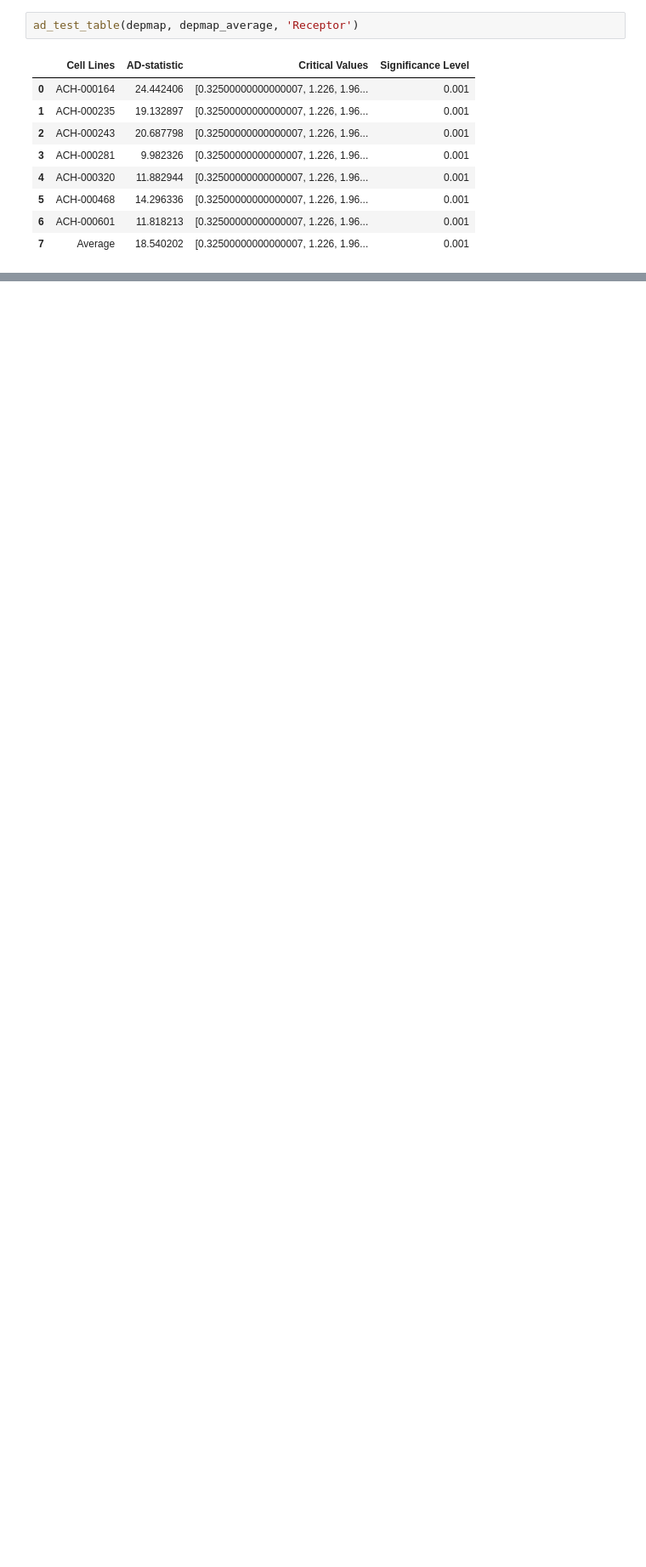
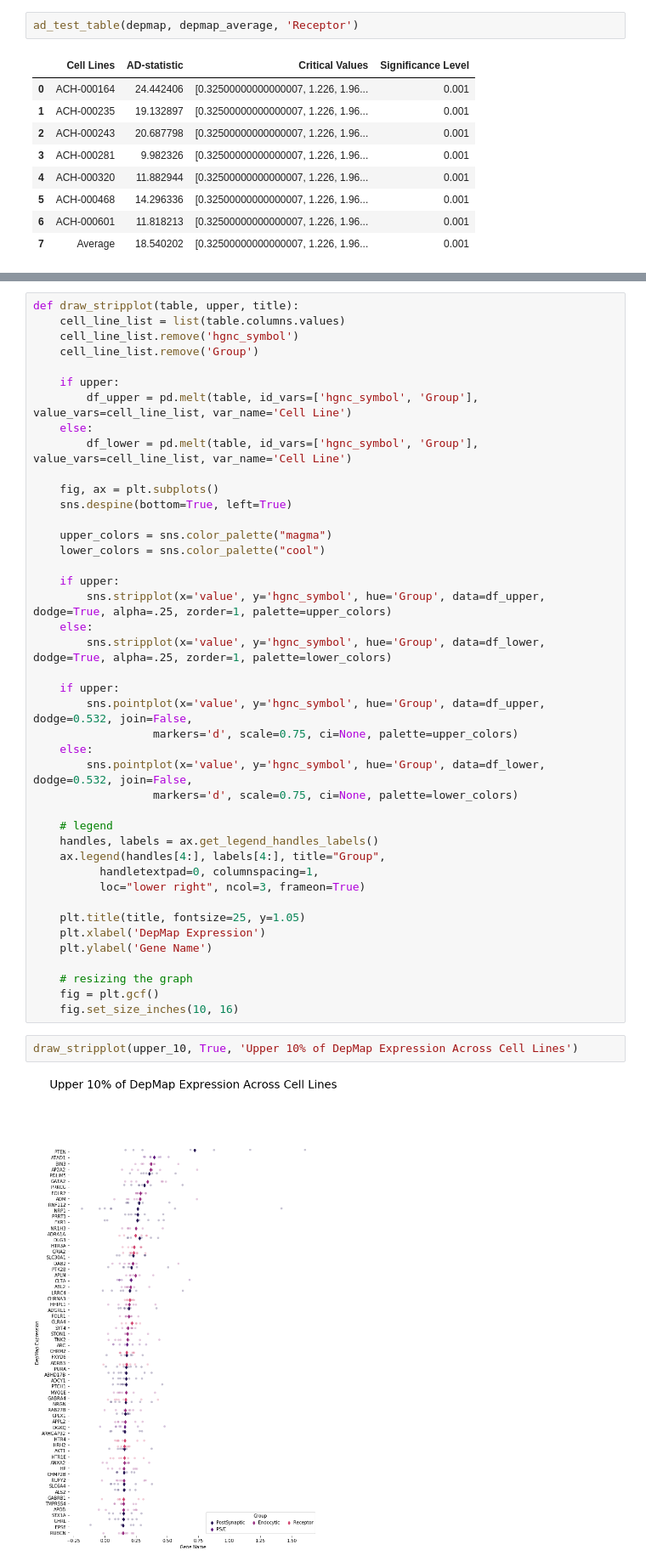
Before and after one commit to sophiaho/broad-work, a Jupyter notebook: crispr_screen.ipynb, the cells around one changed output, grey strips where cells are left out. Shown at 85% size. Saved outputs shown, nothing was run; the diff lists cells and outputs as text; blank space fills up the shorter version.

Commit message:
updated stripplots

```diff
--- a/crispr_screen.ipynb
+++ b/crispr_screen.ipynb
@@ -655,0 +691,46 @@ ad_test_table(depmap, depmap_average, 'Receptor')
+# %%
+def draw_stripplot(table, upper, title):
+    cell_line_list = list(table.columns.values)
+    cell_line_list.remove('hgnc_symbol')
+    cell_line_list.remove('Group')
+
+    if upper:
+        df_upper = pd.melt(table, id_vars=['hgnc_symbol', 'Group'], value_vars=cell_line_list, var_name='Cell Line')
+    else:
+        df_lower = pd.melt(table, id_vars=['hgnc_symbol', 'Group'], value_vars=cell_line_list, var_name='Cell Line')
+
+    fig, ax = plt.subplots()
+    sns.despine(bottom=True, left=True)
+
+    upper_colors = sns.color_palette("magma")
+    lower_colors = sns.color_palette("cool")
+
+    if upper:
+        sns.stripplot(x='value', y='hgnc_symbol', hue='Group', data=df_upper, dodge=True, alpha=.25, zorder=1, palette=upper_colors)
+    else:
+        sns.stripplot(x='value', y='hgnc_symbol', hue='Group', data=df_lower, dodge=True, alpha=.25, zorder=1, palette=lower_colors)
+
+    if upper:
+        sns.pointplot(x='value', y='hgnc_symbol', hue='Group', data=df_upper, dodge=0.532, join=False,
+                  markers='d', scale=0.75, ci=None, palette=upper_colors)
+    else:
+        sns.pointplot(x='value', y='hgnc_symbol', hue='Group', data=df_lower, dodge=0.532, join=False,
+                  markers='d', scale=0.75, ci=None, palette=lower_colors)
+
+    # legend
+    handles, labels = ax.get_legend_handles_labels()
+    ax.legend(handles[4:], labels[4:], title="Group",
+          handletextpad=0, columnspacing=1,
+          loc="lower right", ncol=3, frameon=True)
+
+    plt.title(title, fontsize=25, y=1.05)
+    plt.xlabel('DepMap Expression')
+    plt.ylabel('Gene Name')
+
+    # resizing the graph
+    fig = plt.gcf()
+    fig.set_size_inches(10, 16)
+# %%
+draw_stripplot(upper_10, True, 'Upper 10% of DepMap Expression Across Cell Lines')
+# %% [output]
+[figure, added]
```
Also changed, not shown: parts of 5 cells of this notebook.
